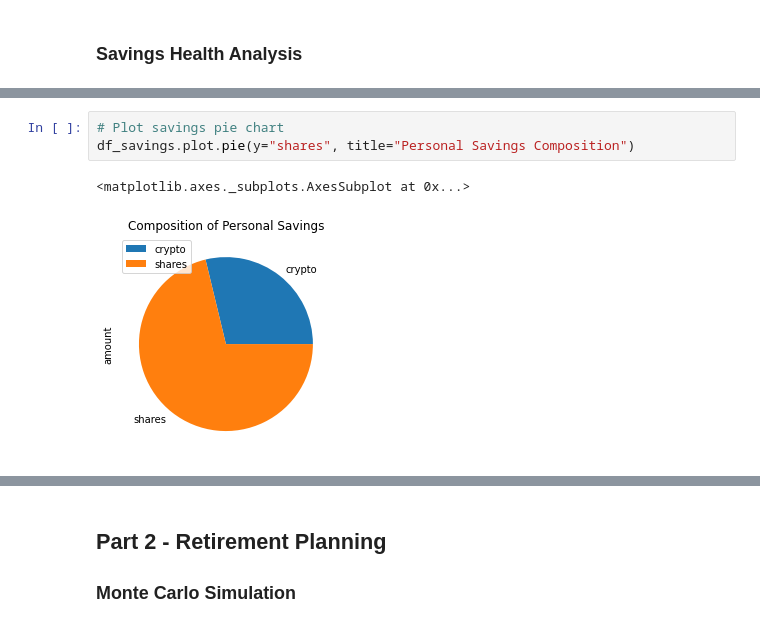
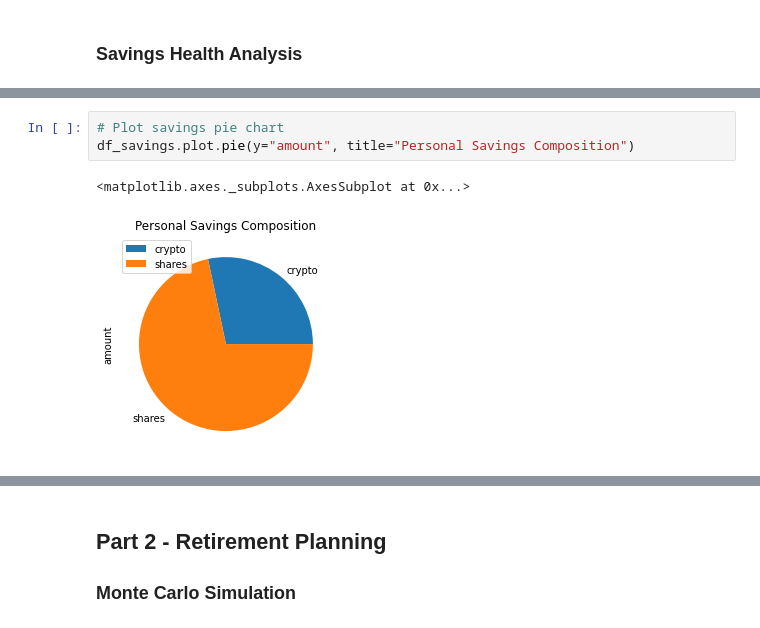
Before and after one commit to nikanikachan/5finplanhw, a Jupyter notebook: financial-planner.ipynb, the cells around one changed output, grey strips where cells are left out. Cells and saved outputs as stored; diff of their text form.

```diff
--- a/financial-planner.ipynb
+++ b/financial-planner.ipynb
@@ -168,10 +168,10 @@ display(df_savings)
 | shares | 40969.500 |
 # %%
 # Plot savings pie chart
-df_savings.plot.pie(y="shares", title="Personal Savings Composition")
+df_savings.plot.pie(y="amount", title="Personal Savings Composition")
 # %% [output]
 <matplotlib.axes._subplots.AxesSubplot at 0x...>
-[figure, old version]
+[figure, new version]
 # %%
 # Set ideal emergency fund
 emergency_fund = monthly_income * 3
```
Also changed, not shown: parts of 18 cells of this notebook.
